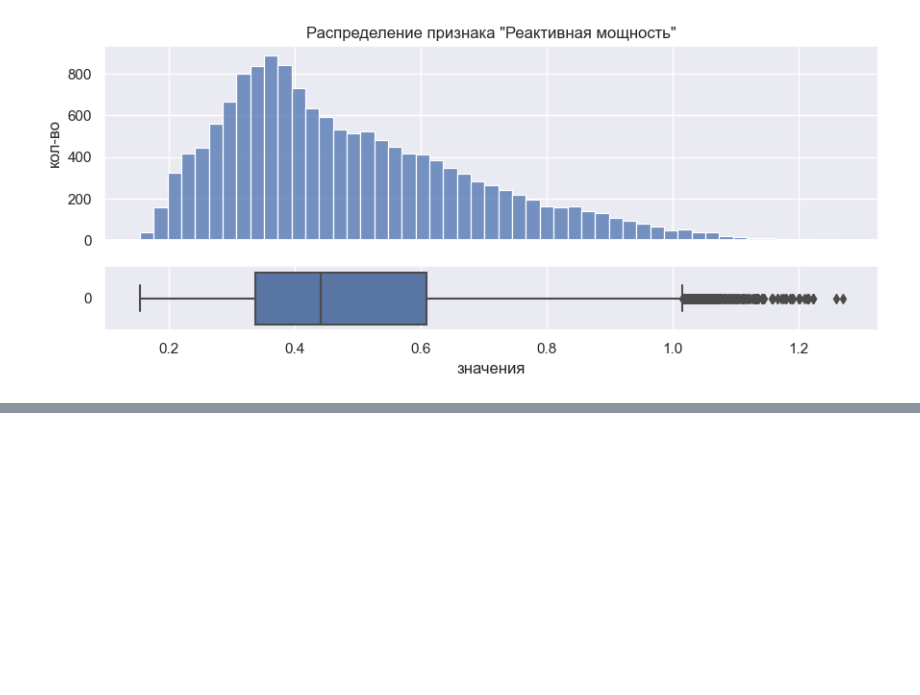
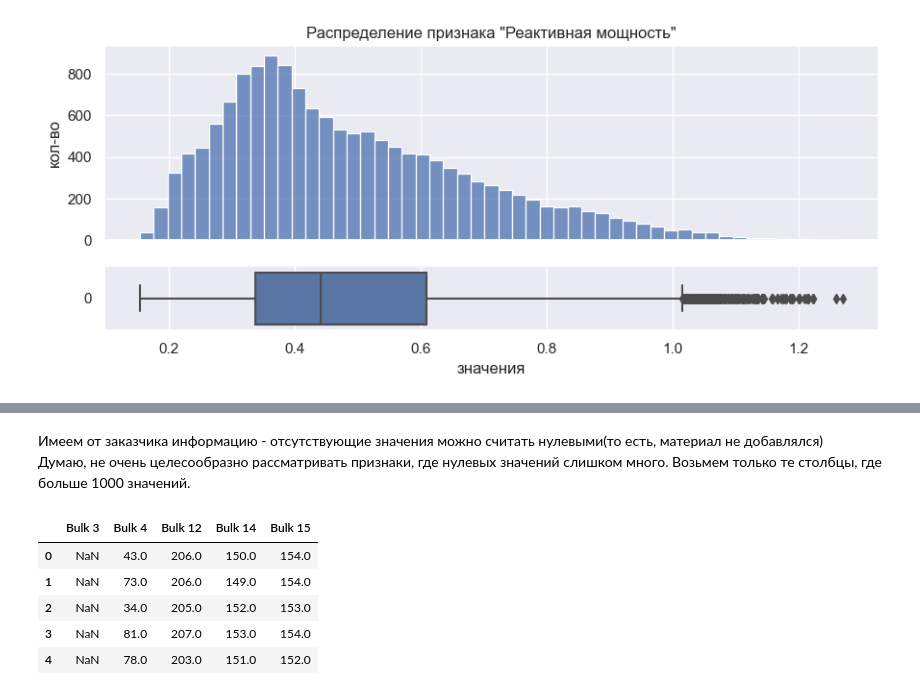
Before and after one commit to alex-blessed/YandexP-projects, a Jupyter notebook: Steel.ipynb, the cells around one changed output, grey strips where cells are left out. Cells and saved outputs as stored; diff of their text form; code cells hidden in the pictures; blank space fills up the shorter version.

```diff
--- a/Steel.ipynb
+++ b/Steel.ipynb
@@ -140,0 +167,3 @@ plt.tight_layout()
+# %% [markdown]
+Имеем от заказчика информацию - отсутствующие значения можно считать нулевыми(то есть, материал не добавлялся)
+Думаю, не очень целесообразно рассматривать признаки, где нулевых значений слишком много. Возьмем только те столбцы, где больше 1000 значений.
@@ -140,0 +172,9 @@ plt.tight_layout()
+# %%
+data_bulk[bulk_selected].head()
+# %% [output]
+|  | Bulk 3 | Bulk 4 | Bulk 12 | Bulk 14 | Bulk 15 |
+| 0 | NaN | 43.0 | 206.0 | 150.0 | 154.0 |
+| 1 | NaN | 73.0 | 206.0 | 149.0 | 154.0 |
+| 2 | NaN | 34.0 | 205.0 | 152.0 | 153.0 |
+| 3 | NaN | 81.0 | 207.0 | 153.0 | 154.0 |
+| 4 | NaN | 78.0 | 203.0 | 151.0 | 152.0 |
```
Also changed, not shown: parts of 14 cells of this notebook.
